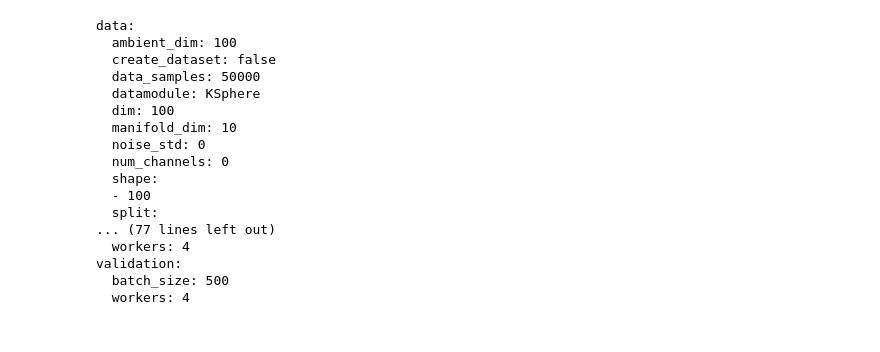
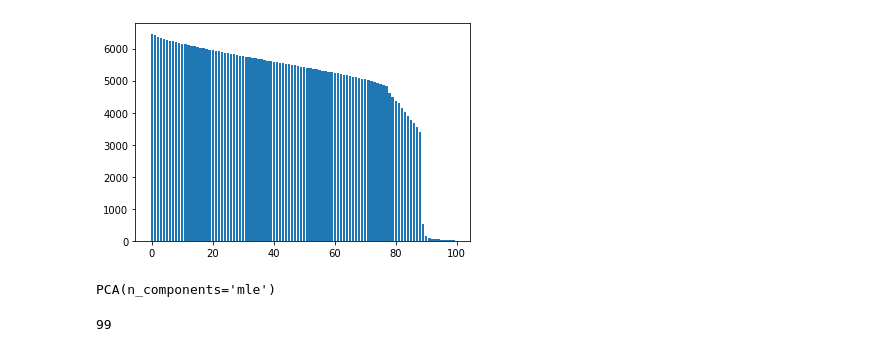
Before and after one commit to GBATZOLIS/conditional_score_diffusion, a Jupyter notebook: sample_from_trained.ipynb, the cells around one changed output. Cells and saved outputs as stored; diff of their text form; code cells hidden in the pictures.

```diff
--- a/sample_from_trained.ipynb
+++ b/sample_from_trained.ipynb
@@ -79,20 +60,0 @@ plt.scatter(samples[:,0], samples[:,10])
-# %%
-config
-# %% [output]
-data:
-  ambient_dim: 100
-  create_dataset: false
-  data_samples: 50000
-  datamodule: KSphere
-  dim: 100
-  manifold_dim: 10
-  noise_std: 0
-  num_channels: 0
-  shape:
-  - 100
-  split:
-... (77 lines left out)
-  workers: 4
-validation:
-  batch_size: 500
-  workers: 4
@@ -98,0 +65,6 @@ validation:
+# %%
+path = log_path + log_name + '/svd.pkl'
+with open(path, 'rb') as f:
+    svd = pickle.load(f)
+# %%
+singular_values = svd['singular_values']
@@ -98,0 +75,16 @@ validation:
+# %%
+sing_vals = (np.array(singular_values)).mean(axis=0)
+plt.bar(list(range(len(sing_vals))),sing_vals)
+plt.show()
+# %% [output]
+[figure, added]
+# %%
+from sklearn.decomposition import PCA
+pca = PCA(n_components='mle')
+pca.fit(normalized_scores.numpy())
+# %% [output]
+PCA(n_components='mle')
+# %%
+pca.n_components_
+# %% [output]
+99
```
Also changed, not shown: parts of 15 cells of this notebook, 19 other files.
